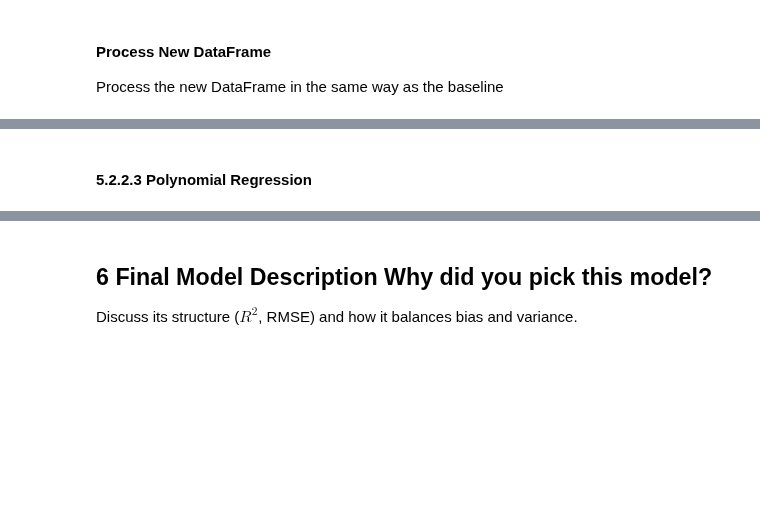
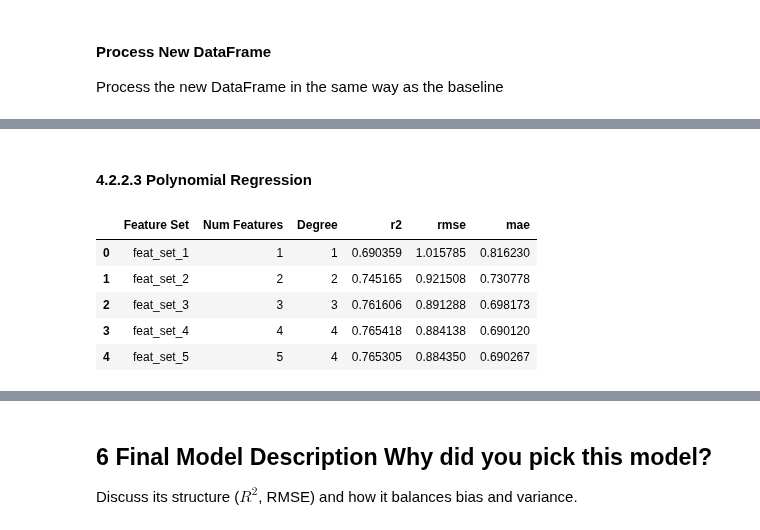
Before and after one commit to VonRiecken/Energy-Data-Engineering, a Jupyter notebook: main/ede_WS2526_project_9_ay_JR.ipynb, the cells around one changed output, grey strips where cells are left out. Drawn from its saved outputs; the diff is of its cells as text; code cells hidden in the pictures; blank space fills up the shorter version.

```diff
--- a/main/ede_WS2526_project_9_ay_JR.ipynb
+++ b/main/ede_WS2526_project_9_ay_JR.ipynb
@@ -922,26 +990,60 @@ Multilinear R^2: 0.7597249476322891
+# %%
+# initialise best multilinear regression model
+best_multi_feats = feature_set[best_multi_row["Feature Set"]]
+model_multi_best = LinearRegression(fit_intercept=best_multi_row["Best Intercept"])
+model_multi_best.fit(X_train_opt_scaled[best_multi_feats], y_train_opt)
+
+# add to model dictionary
+best_models_dict['Multilinear Regression'] = {
+    'model_obj': model_multi_best,
+    'features': best_multi_feats
+}
 # %% [markdown]
-#### 5.2.2.3 Polynomial Regression
+#### 4.2.2.3 Polynomial Regression
 # %%
 poly_pipe = make_pipeline(
-    PolynomialFeatures(),
+    PolynomialFeatures(interaction_only=True),  # intereaction only saves RAM by not generating redundant features
     LinearRegression()
 )
 
-param_grid = {
-    "polynomialfeatures__degree": [1, 2, 3],
+poly_param_grid = {
+    "polynomialfeatures__degree": [1, 2, 3, 4],
     "linearregression__fit_intercept": [True, False]
 }
+poly_feat_results = []
 
-grid_poly = GridSearchCV(
-    poly_pipe,
-    param_grid,
-    cv=5,
-    scoring='r2'
-)
+for set_name, features in feature_set.items():
+    loop_X = X_train_opt_scaled[features]
 
-# grid_poly.fit(X_train_scaled, y_train)
-# model_multi_tuned = grid_poly.best_estimator_
-# grid_poly_r2 = grid_poly.best_score_
-# print(f"best intercept fit: {grid_poly.best_params_['fit_intercept']}")
+    grid_poly = GridSearchCV(
+        poly_pipe,
+        poly_param_grid,
+        cv=kf,
+        scoring=scoring,
+        refit='r2',
+        n_jobs=-1
+    )
 
-# print(f'Multilinear R^2: {grid_poly_r2}')
+    grid_poly.fit(loop_X, y_train_opt)
+
+    best_index = grid_poly.best_index_
+
+    poly_feat_results.append({
+        "Feature Set": set_name,
+        "Num Features": len(features),
+        "Degree": grid_poly.best_params_['polynomialfeatures__degree'],
+        "r2": grid_poly.cv_results_['mean_test_r2'][best_index],
+        "rmse": abs(grid_poly.cv_results_['mean_test_rmse'][best_index]),
+        "mae": abs(grid_poly.cv_results_['mean_test_mae'][best_index]),
+    })
+
+# DataFrame for readability
+poly_feat_df = pd.DataFrame(poly_feat_results)
+poly_feat_df
+# %% [output]
+|  | Feature Set | Num Features | Degree | r2 | rmse | mae |
+| 0 | feat_set_1 | 1 | 1 | 0.690359 | 1.015785 | 0.816230 |
+| 1 | feat_set_2 | 2 | 2 | 0.745165 | 0.921508 | 0.730778 |
+| 2 | feat_set_3 | 3 | 3 | 0.761606 | 0.891288 | 0.698173 |
+| 3 | feat_set_4 | 4 | 4 | 0.765418 | 0.884138 | 0.690120 |
+| 4 | feat_set_5 | 5 | 4 | 0.765305 | 0.884350 | 0.690267 |
```
Also changed, not shown: parts of 41 cells of this notebook.
